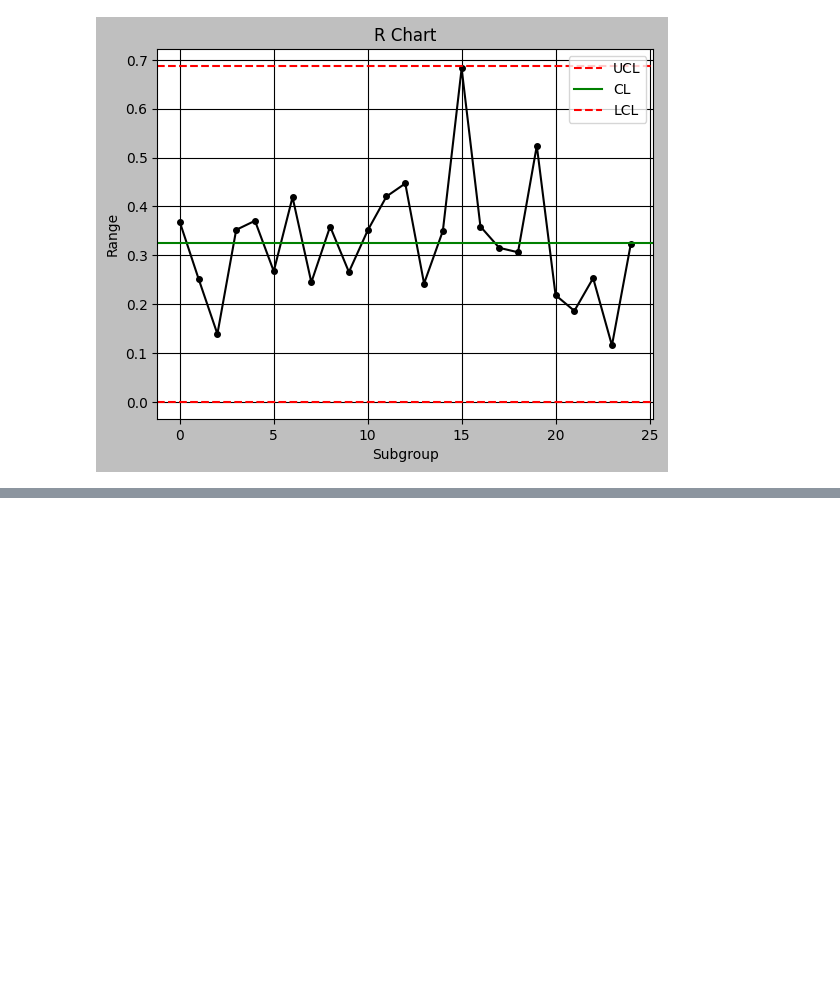
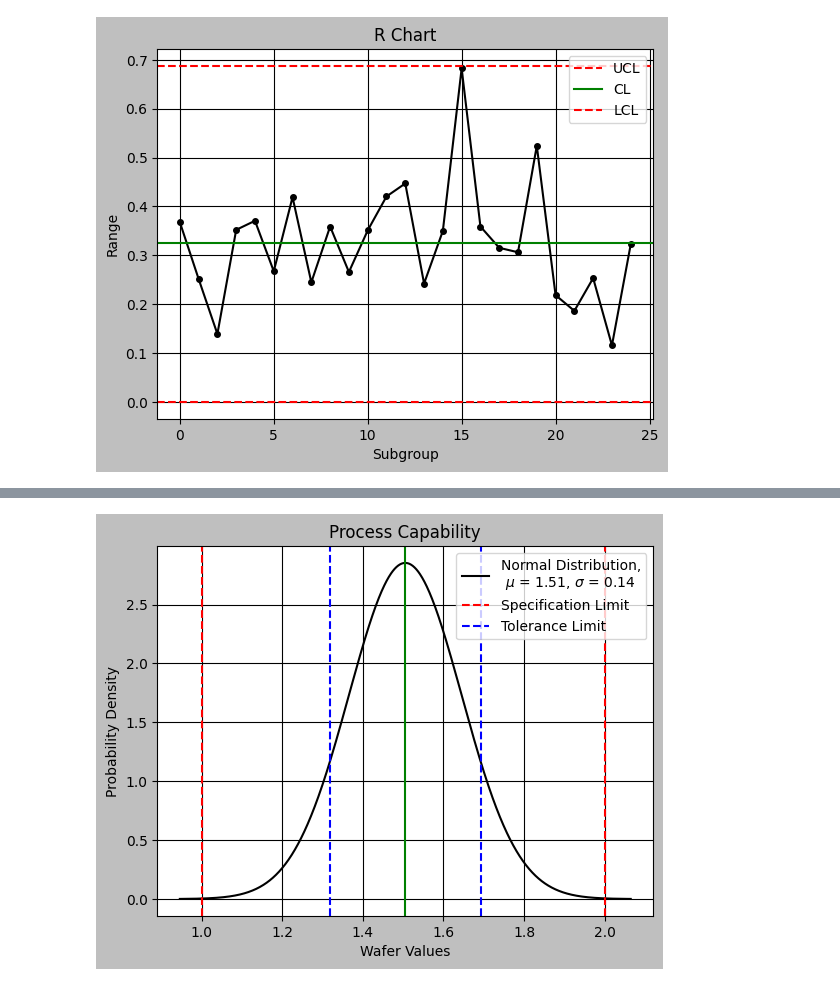
Before and after one commit to abrown9008/STAT-7110-Quality-Control, a Jupyter notebook: STAT_7110_Class_2_Python_Code.ipynb, the cells around one changed output, grey strips where cells are left out. Cells and saved outputs as stored; diff of their text form; code cells hidden in the pictures; blank space fills up the shorter version.

```diff
--- a/STAT_7110_Class_2_Python_Code.ipynb
+++ b/STAT_7110_Class_2_Python_Code.ipynb
@@ -98,0 +101,15 @@ Notice, because all the points in both graphs fall within their respective contr
+# %%
+## Calculating Cp ##
+
+USL = 2
+LSL = 1
+sigma = rbar/d2
+Cp = (USL - LSL)/(6*sigma)
+print(Cp)
+
+## Calculating FNC ##
+
+#!pip install scipy.stats
+from scipy.stats import norm
+FNC = 1 - (norm.cdf(USL,loc=xdbar,scale=sigma) - norm.cdf(LSL,loc=xdbar,scale=sigma))
+print(FNC)
@@ -98,0 +123,37 @@ Notice, because all the points in both graphs fall within their respective contr
+# %%
+## Using matplotlib to visualize process capability ##
+
+## Create a range of x-values ##
+
+x = np.linspace(xdbar - 4*sigma,
+                xdbar + 4*sigma,
+                1000)
+
+## Calculate Corresponding y-values using PDF ##
+
+y = norm.pdf(x,loc=xdbar,scale=sigma)
+
+## Plot the PDF ##
+
+plt.plot(x,y,
+         label = f'Normal Distribution,\n $\mu$ = {xdbar:.2f}, $\sigma$ = {sigma:.2f}')
+
+## Add Vertical Lines Representing the Specification Limits & Center Line ##
+
+plt.axvline(USL,color='r',linestyle='--',label='Specification Limit')
+plt.axvline(xdbar,color='g',linestyle='-')
+plt.axvline(LSL,color='r',linestyle='--')
+
+## Add Vertical Lines Representing the Tolerance Limits ##
+
+plt.axvline(LCLx,color='b',linestyle='--',label='Tolerance Limit')
+plt.axvline(UCLx,color='b',linestyle='--')
+
+plt.title('Process Capability')
+plt.xlabel('Wafer Values')
+plt.ylabel('Probability Density')
+plt.legend()
+plt.grid(True)
+plt.show()
+# %% [output]
+[figure, added]
```
Also changed, not shown: parts of 4 cells of this notebook.
